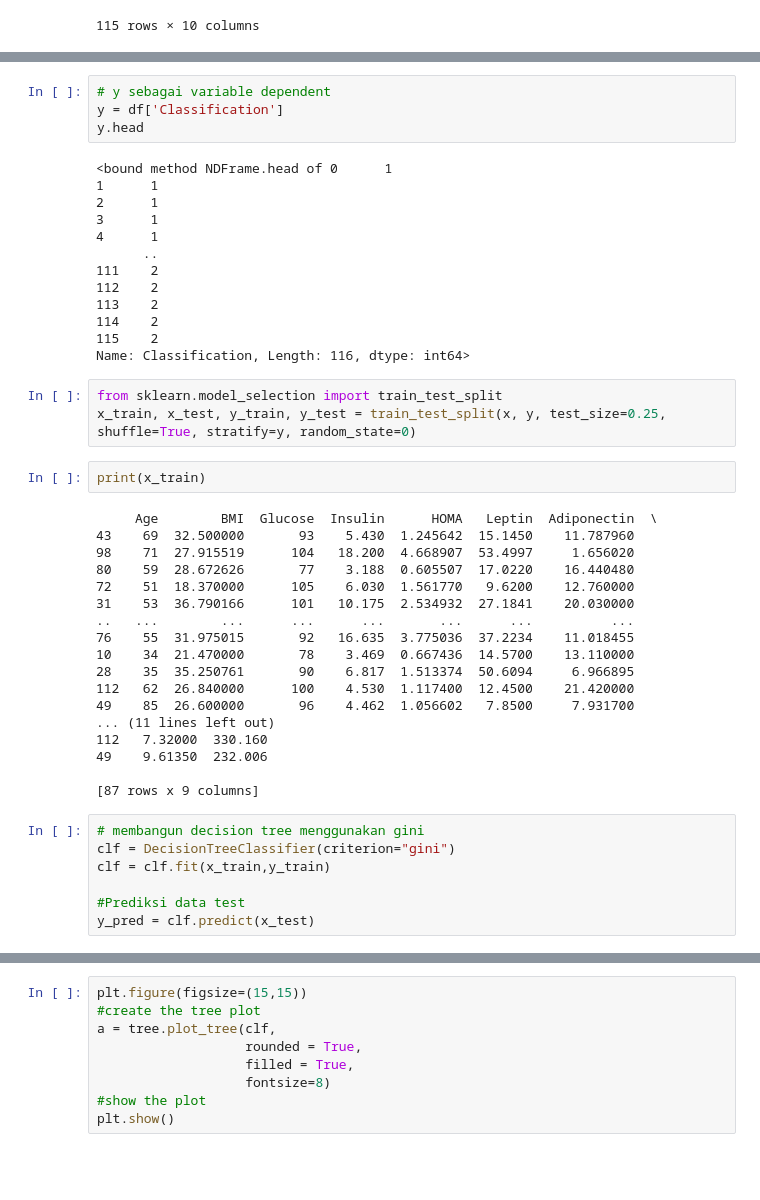
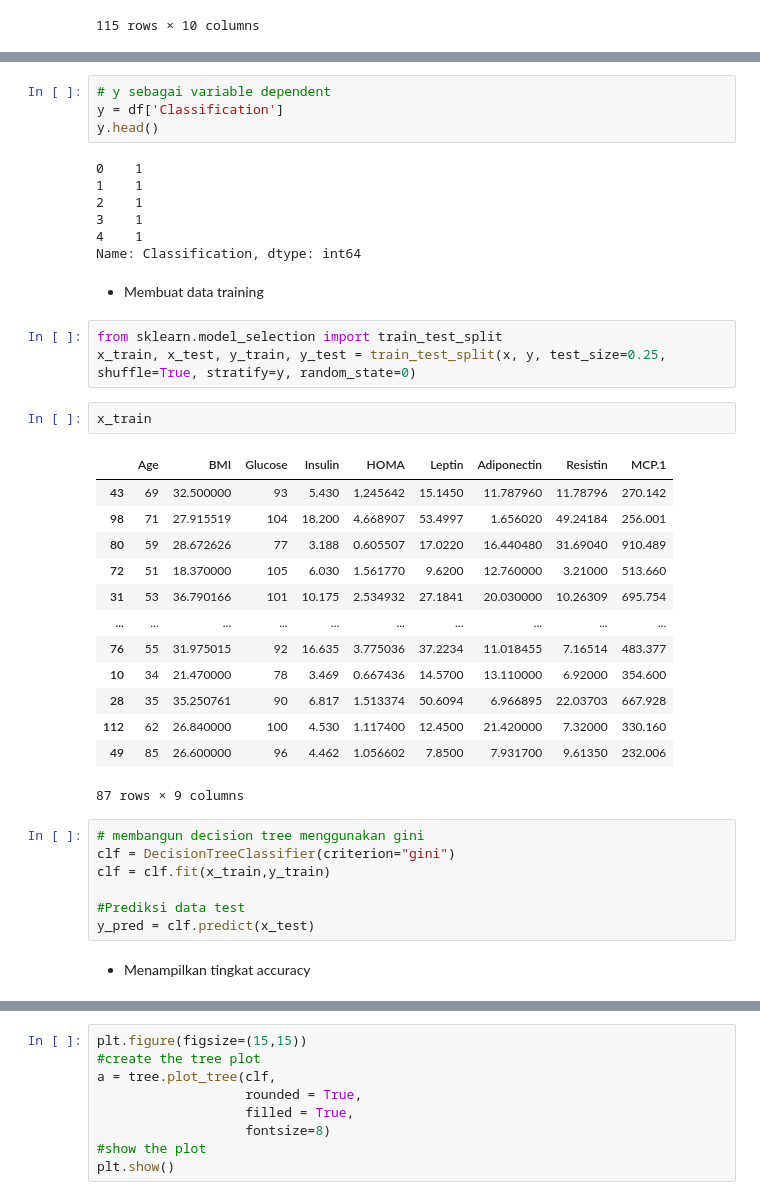
Before and after one commit to HanifSantoso05/Datamining, a Jupyter notebook: _sources/UTS-CANCER-DATASET.ipynb, the cells around one changed output, grey strips where cells are left out. Saved outputs shown, nothing was run; the diff lists cells and outputs as text; blank space fills up the shorter version.

```diff
--- a/_sources/UTS-CANCER-DATASET.ipynb
+++ b/_sources/UTS-CANCER-DATASET.ipynb
@@ -247,43 +236,35 @@ x.head
 # %%
 # y sebagai variable dependent
 y = df['Classification']
-y.head
+y.head()
 # %% [output]
-<bound method NDFrame.head of 0      1
-1      1
-2      1
-3      1
-4      1
-      ..
-111    2
-112    2
-113    2
-114    2
-115    2
-Name: Classification, Length: 116, dtype: int64>
+0    1
+1    1
+2    1
+3    1
+4    1
+Name: Classification, dtype: int64
+# %% [markdown]
+* Membuat data training
 # %%
 from sklearn.model_selection import train_test_split
 x_train, x_test, y_train, y_test = train_test_split(x, y, test_size=0.25, shuffle=True, stratify=y, random_state=0)
-# %%
-print(x_train)
-# %% [output]
-     Age        BMI  Glucose  Insulin      HOMA   Leptin  Adiponectin  \
-43    69  32.500000       93    5.430  1.245642  15.1450    11.787960
-98    71  27.915519      104   18.200  4.668907  53.4997     1.656020
-80    59  28.672626       77    3.188  0.605507  17.0220    16.440480
-72    51  18.370000      105    6.030  1.561770   9.6200    12.760000
-31    53  36.790166      101   10.175  2.534932  27.1841    20.030000
-..   ...        ...      ...      ...       ...      ...          ...
-76    55  31.975015       92   16.635  3.775036  37.2234    11.018455
-10    34  21.470000       78    3.469  0.667436  14.5700    13.110000
-28    35  35.250761       90    6.817  1.513374  50.6094     6.966895
-112   62  26.840000      100    4.530  1.117400  12.4500    21.420000
-49    85  26.600000       96    4.462  1.056602   7.8500     7.931700
-... (11 lines left out)
-112   7.32000  330.160
-49    9.61350  232.006
-
-[87 rows x 9 columns]
+# %%
+x_train
+# %% [output]
+|  | Age | BMI | Glucose | Insulin | HOMA | Leptin | Adiponectin | Resistin | MCP.1 |
+| 43 | 69 | 32.500000 | 93 | 5.430 | 1.245642 | 15.1450 | 11.787960 | 11.78796 | 270.142 |
+| 98 | 71 | 27.915519 | 104 | 18.200 | 4.668907 | 53.4997 | 1.656020 | 49.24184 | 256.001 |
+| 80 | 59 | 28.672626 | 77 | 3.188 | 0.605507 | 17.0220 | 16.440480 | 31.69040 | 910.489 |
+| 72 | 51 | 18.370000 | 105 | 6.030 | 1.561770 | 9.6200 | 12.760000 | 3.21000 | 513.660 |
+| 31 | 53 | 36.790166 | 101 | 10.175 | 2.534932 | 27.1841 | 20.030000 | 10.26309 | 695.754 |
+| ... | ... | ... | ... | ... | ... | ... | ... | ... | ... |
+| 76 | 55 | 31.975015 | 92 | 16.635 | 3.775036 | 37.2234 | 11.018455 | 7.16514 | 483.377 |
+| 10 | 34 | 21.470000 | 78 | 3.469 | 0.667436 | 14.5700 | 13.110000 | 6.92000 | 354.600 |
+| 28 | 35 | 35.250761 | 90 | 6.817 | 1.513374 | 50.6094 | 6.966895 | 22.03703 | 667.928 |
+| 112 | 62 | 26.840000 | 100 | 4.530 | 1.117400 | 12.4500 | 21.420000 | 7.32000 | 330.160 |
+| 49 | 85 | 26.600000 | 96 | 4.462 | 1.056602 | 7.8500 | 7.931700 | 9.61350 | 232.006 |
+87 rows × 9 columns
 # %%
 # membangun decision tree menggunakan gini
 clf = DecisionTreeClassifier(criterion="gini")
@@ -291,6 +272,8 @@ clf = clf.fit(x_train,y_train)
 
 #Prediksi data test
 y_pred = clf.predict(x_test)
+# %% [markdown]
+* Menampilkan tingkat accuracy
 # %%
 from sklearn.metrics import classification_report
 print(classification_report(y_test, y_pred))
```
Also changed, not shown: parts of 3 cells of this notebook, 9 other files.
